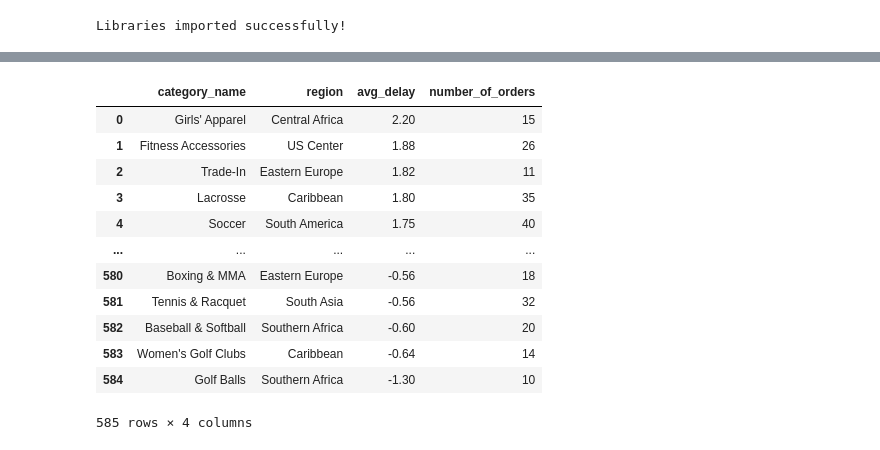
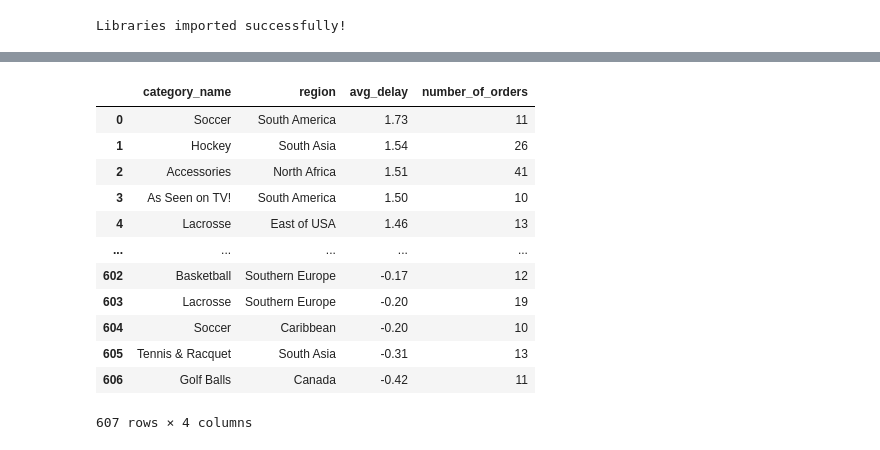
Before and after one commit to Murciman/IME312-SupplyChain, a Jupyter notebook: Aiden.ipynb, the cells around one changed output, grey strips where cells are left out. Saved outputs shown, nothing was run; the diff lists cells and outputs as text; code cells hidden in the pictures.

```diff
--- a/Aiden.ipynb
+++ b/Aiden.ipynb
@@ -60,38 +40,38 @@ result
 # %%
-#Only keeps category-region combinations with at least 10 orders, so the average delay is more reliable.
+# Only keeps category-region combinations with at least 10 orders, so the average delay is more reliable.
+# order_region is now a column on the orders table; product link goes through order_items.
 query = """
-SELECT c.category_name, raw_import."Order Region" AS region, AVG(s.days_actual - s.days_scheduled) AS avg_delay, COUNT(o.id) AS number_of_orders
+SELECT c.category_name,
+       o.order_region AS region,
+       AVG(s.days_actual - s.days_scheduled) AS avg_delay,
+       COUNT(DISTINCT o.id) AS number_of_orders
 FROM orders AS o
-JOIN shipping AS s
-ON o.id = s.order_id
-JOIN products AS p
-ON o.product_id = p.id
-JOIN categories AS c
-ON p.category_id = c.id
-JOIN raw_import
-ON o.id = CAST(raw_import."Order Id" AS INTEGER)
-GROUP BY c.category_name, raw_import."Order Region"
-HAVING COUNT(o.id) >= 10
+JOIN order_items AS oi ON o.id = oi.order_id
+JOIN shipping    AS s  ON o.id = s.order_id
+JOIN products    AS p  ON oi.product_id = p.id
+JOIN categories  AS c  ON p.category_id = c.id
+GROUP BY c.category_name, o.order_region
+HAVING COUNT(DISTINCT o.id) >= 10
 ORDER BY avg_delay DESC
 """
 
 result = run_query_to_df(cursor, query)
 result["avg_delay"] = result["avg_delay"].round(2)
 result
 # %% [output]
 |  | category_name | region | avg_delay | number_of_orders |
-| 0 | Girls' Apparel | Central Africa | 2.20 | 15 |
-| 1 | Fitness Accessories | US Center | 1.88 | 26 |
-| 2 | Trade-In | Eastern Europe | 1.82 | 11 |
-| 3 | Lacrosse | Caribbean | 1.80 | 35 |
-| 4 | Soccer | South America | 1.75 | 40 |
+| 0 | Soccer | South America | 1.73 | 11 |
+| 1 | Hockey | South Asia | 1.54 | 26 |
+| 2 | Accessories | North Africa | 1.51 | 41 |
+| 3 | As Seen on TV! | South America | 1.50 | 10 |
+| 4 | Lacrosse | East of USA | 1.46 | 13 |
 | ... | ... | ... | ... | ... |
-| 580 | Boxing & MMA | Eastern Europe | -0.56 | 18 |
-| 581 | Tennis & Racquet | South Asia | -0.56 | 32 |
-| 582 | Baseball & Softball | Southern Africa | -0.60 | 20 |
-| 583 | Women's Golf Clubs | Caribbean | -0.64 | 14 |
-| 584 | Golf Balls | Southern Africa | -1.30 | 10 |
+| 602 | Basketball | Southern Europe | -0.17 | 12 |
+| 603 | Lacrosse | Southern Europe | -0.20 | 19 |
+| 604 | Soccer | Caribbean | -0.20 | 10 |
+| 605 | Tennis & Racquet | South Asia | -0.31 | 13 |
+| 606 | Golf Balls | Canada | -0.42 | 11 |
-585 rows × 4 columns
+607 rows × 4 columns
 # %%
 top = result.head(15)
 
```
Also changed, not shown: parts of 2 cells of this notebook, 2 other files.
